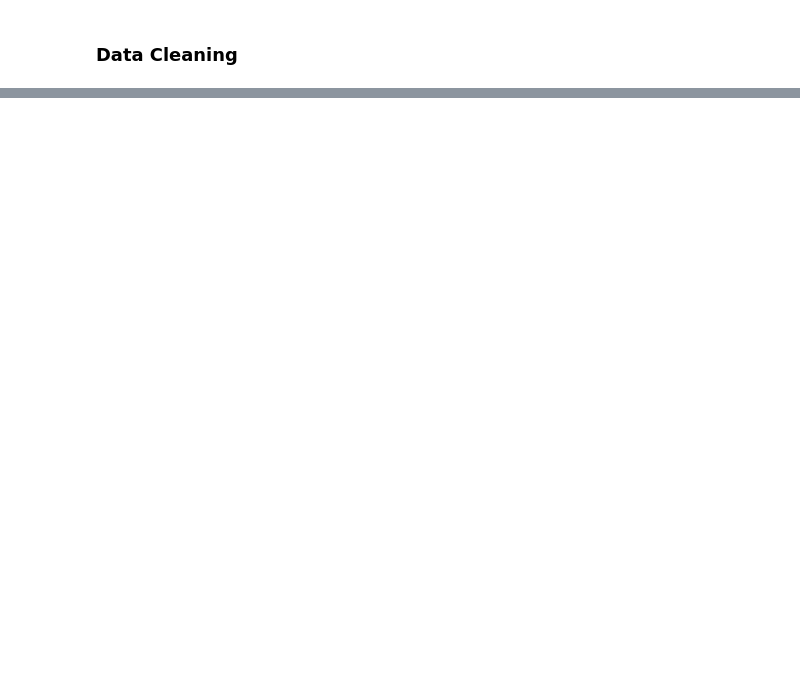
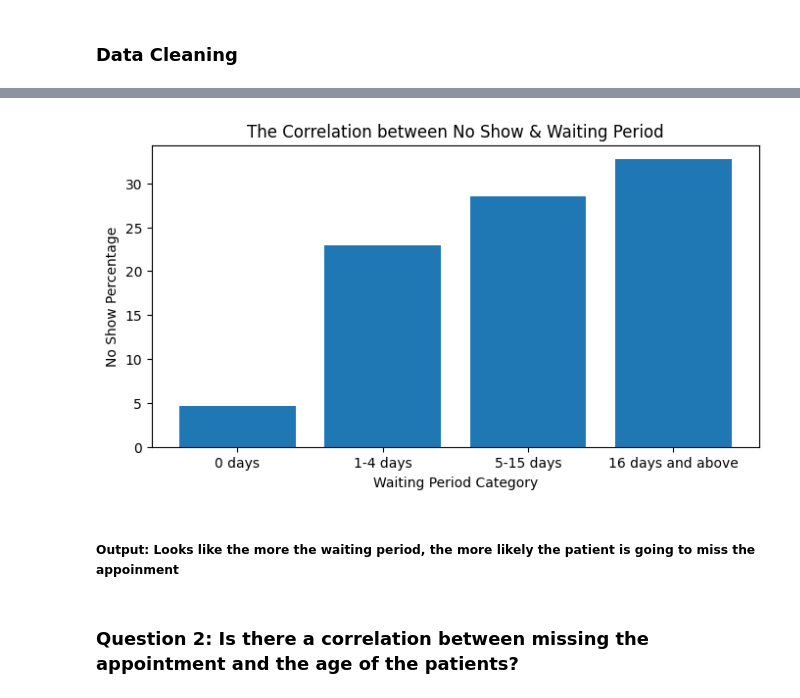
Before and after one commit to HananSedik/no-show-appointments-data-analysis, a Jupyter notebook: investigate-a-dataset-template.ipynb, the cells around one changed output, grey strips where cells are left out. Cells and saved outputs as stored; diff of their text form; code cells hidden in the pictures; blank space fills up the shorter version.

Commit message:
resubmit & add questions

```diff
--- a/investigate-a-dataset-template.ipynb
+++ b/investigate-a-dataset-template.ipynb
@@ -171,0 +206,4 @@ Both Groups has almost same precentage, with females have a slight edge
+# %%
+waiting_period = (df['Appointment_Day'] - df['Scheduled_Day']).dt.days
+df.insert(4, 'waiting_period', waiting_period)
+df.head()
@@ -171,0 +219,3 @@ Both Groups has almost same precentage, with females have a slight edge
+# %%
+invalid_values = df.query('waiting_period < 0')
+invalid_values
@@ -171,0 +229,2 @@ Both Groups has almost same precentage, with females have a slight edge
+# %%
+df.drop(invalid_values.index, inplace=True)
@@ -171,0 +233,6 @@ Both Groups has almost same precentage, with females have a slight edge
+# %%
+groups = [-1, 0, 4, 15, 179]
+groups_labels = ['0 days','1-4 days','5-15 days','16 days and above']
+waiting_period_category = pd.cut(df['waiting_period'], groups, labels=groups_labels)
+df.insert(5, 'waiting_period_category', waiting_period_category)
+df.head()
@@ -171,0 +246,13 @@ Both Groups has almost same precentage, with females have a slight edge
+# %%
+no_show_waiting_period = df.groupby('waiting_period_category').No_show.mean() * 100
+plt.figure(figsize = [8, 4])
+plt.bar(x = no_show_waiting_period.index, height = no_show_waiting_period)
+plt.title('The Correlation between No Show & Waiting Period')
+plt.xlabel('Waiting Period Category')
+plt.ylabel('No Show Percentage');
+# %% [output]
+[figure, added]
+# %% [markdown]
+##### Output: Looks like the more the waiting period, the more likely the patient is going to miss the appoinment
+# %% [markdown]
+### Question 2: Is there a correlation between missing the appointment and the age of the patients?
```
Also changed, not shown: parts of 78 cells of this notebook, 3 other files.
